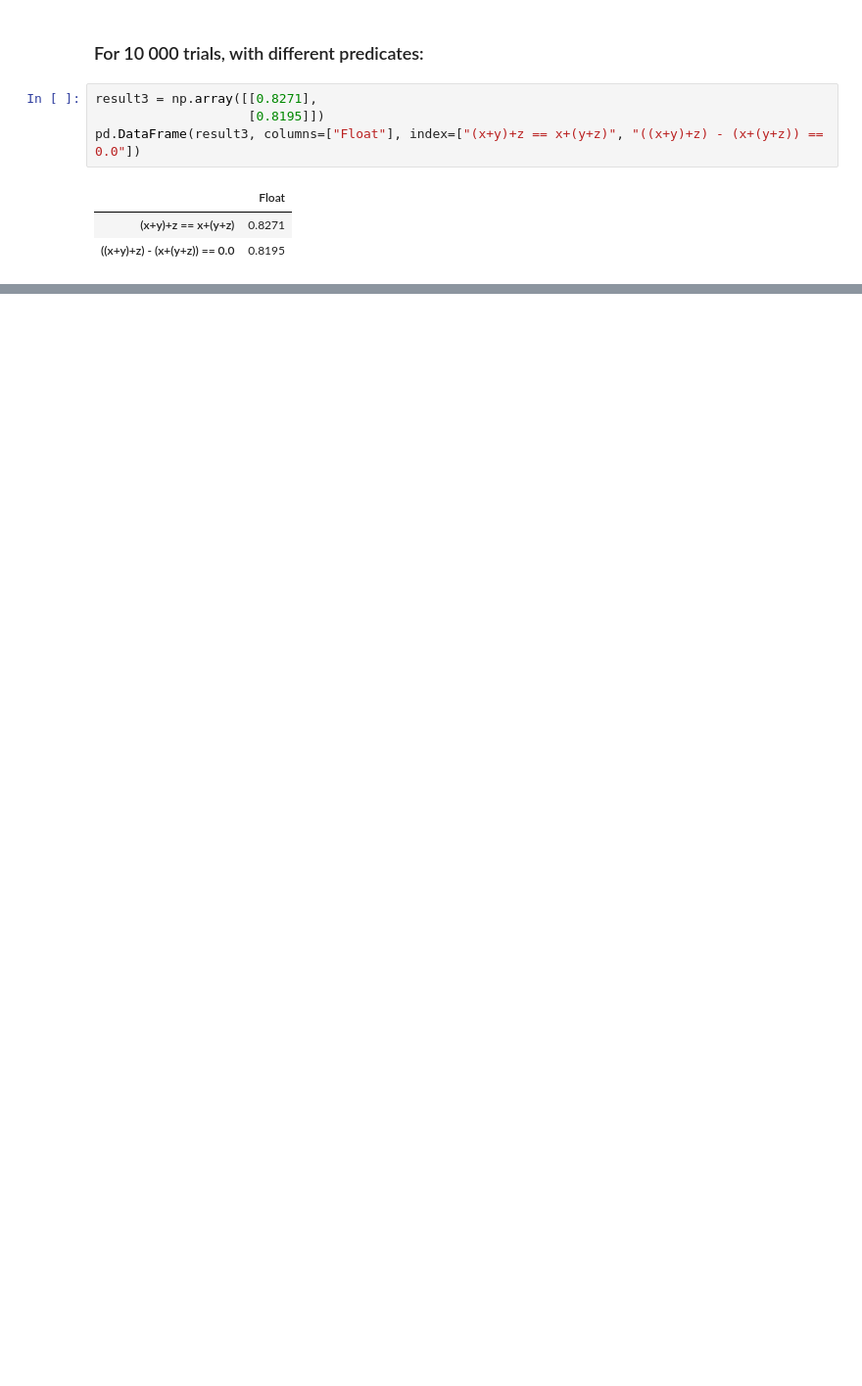
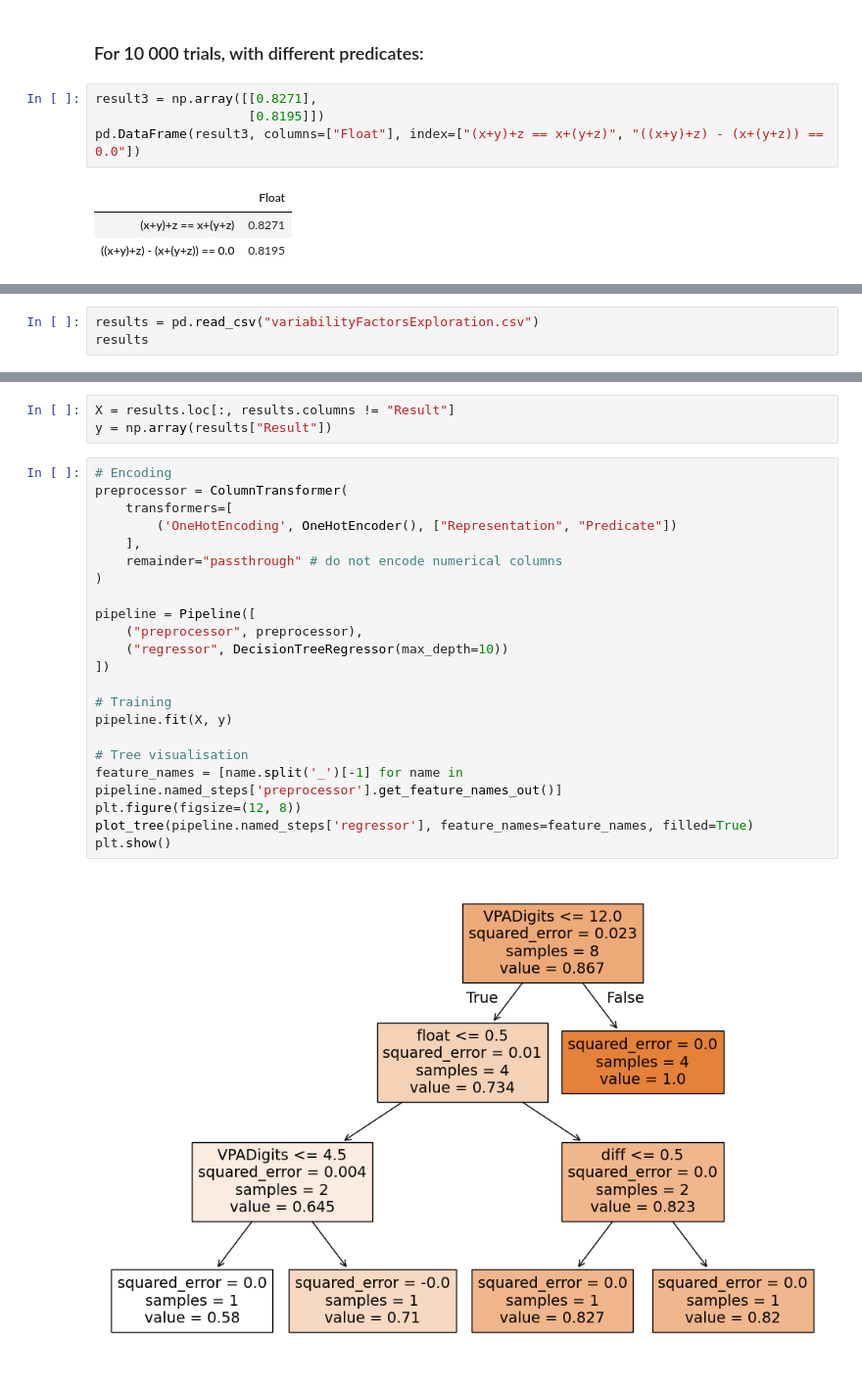
Before and after one commit to Kaeios/assoc-REP, a Jupyter notebook: resultsAnalysis.ipynb, the cells around one changed output, grey strips where cells are left out. Shown: that part at 98% size. Saved outputs shown, nothing was run; the diff lists cells and outputs as text; blank space fills up the shorter version.

Commit message:
Add decision tree

```diff
--- a/resultsAnalysis.ipynb
+++ b/resultsAnalysis.ipynb
@@ -190,0 +199,3 @@ pd.DataFrame(result3, columns=["Float"], index=["(x+y)+z == x+(y+z)", "((x+y)+z)
+# %%
+results = pd.read_csv("variabilityFactorsExploration.csv")
+results
@@ -190,0 +212,27 @@ pd.DataFrame(result3, columns=["Float"], index=["(x+y)+z == x+(y+z)", "((x+y)+z)
+# %%
+X = results.loc[:, results.columns != "Result"]
+y = np.array(results["Result"])
+# %%
+# Encoding
+preprocessor = ColumnTransformer(
+    transformers=[
+        ('OneHotEncoding', OneHotEncoder(), ["Representation", "Predicate"])
+    ],
+    remainder="passthrough" # do not encode numerical columns
+)
+
+pipeline = Pipeline([
+    ("preprocessor", preprocessor),
+    ("regressor", DecisionTreeRegressor(max_depth=10))
+])
+
+# Training
+pipeline.fit(X, y)
+
+# Tree visualisation
+feature_names = [name.split('_')[-1] for name in pipeline.named_steps['preprocessor'].get_feature_names_out()]
+plt.figure(figsize=(12, 8))
+plot_tree(pipeline.named_steps['regressor'], feature_names=feature_names, filled=True)
+plt.show()
+# %% [output]
+[figure, added]
```
Also changed, not shown: parts of 6 cells of this notebook, 1 other file.
